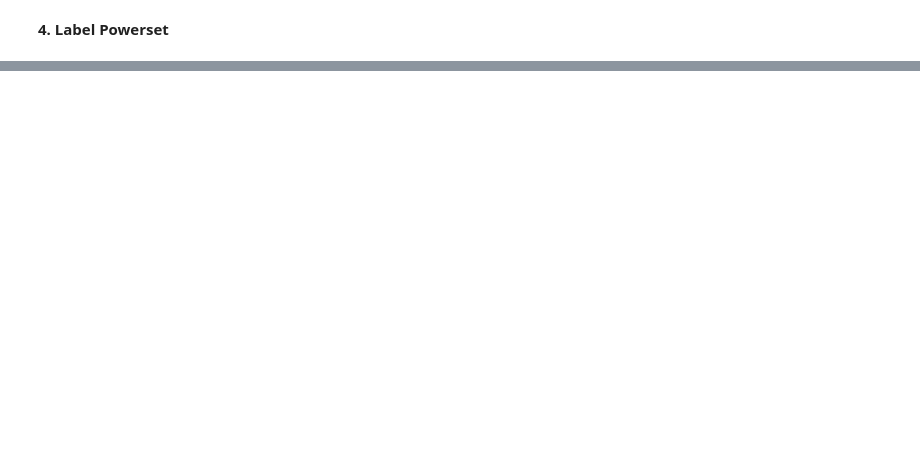
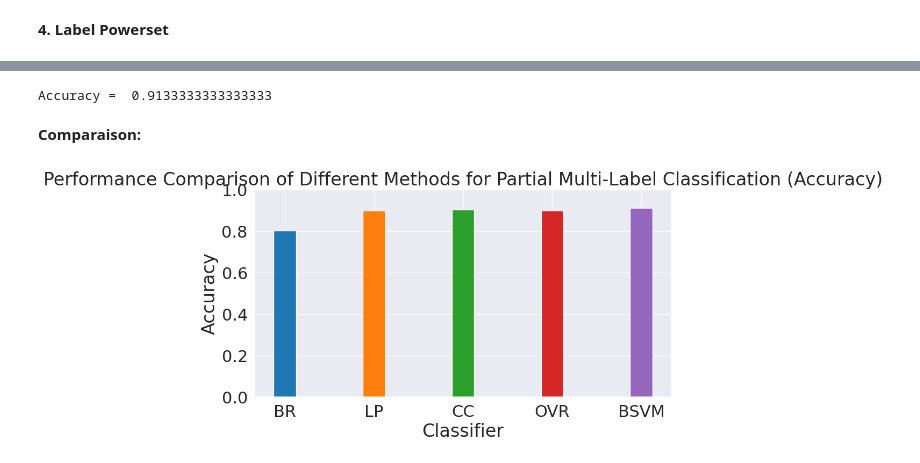
Before and after one commit to adem99307/POM, a Jupyter notebook: POM.ipynb, the cells around one changed output, grey strips where cells are left out. Cells and saved outputs as stored; diff of their text form; code cells hidden in the pictures; blank space fills up the shorter version.

```diff
--- a/POM.ipynb
+++ b/POM.ipynb
@@ -227,6 +215,6 @@ NameError: ignored
 from skmultilearn.problem_transform import LabelPowerset# initialize label powerset multi-label classifier
 classifier = LabelPowerset(LogisticRegression())# train
 classifier.fit(X_train_tfidf, y_train)# predict
-predictions = classifier.predict(X_test_tfidf)# accuracy
-print("Accuracy = ",accuracy_score(y_test,predictions))
+lp_y_pred = classifier.predict(X_test_tfidf)# accuracy
+print("Accuracy = ",accuracy_score(y_test,lp_y_pred))
 print("\n")
@@ -266,0 +231,73 @@ fatal: could not read Username for 'https://github.com': No such device or addre
+# %%
+from sklearn.svm import SVC
+from sklearn.multioutput import MultiOutputClassifier
+
+# Create a Binary Support Vector Machine (BSVM) classifier
+svm = SVC(kernel='linear', probability=True)
+
+# Create a multi-output classifier with BSVM
+multi_svm = MultiOutputClassifier(svm, n_jobs=-1)
+
+# Train the classifier on the training data
+multi_svm.fit(X_train_tfidf, y_train)
+
+# Predict the labels for the test data
+bsvm_y_pred = multi_svm.predict(X_test_tfidf)
+print("Accuracy = ",accuracy_score(y_test,bsvm_y_pred))
+# %% [output]
+Accuracy =  0.9133333333333333
+# %% [markdown]
+**Comparaison:**
+# %%
+from sklearn.metrics import accuracy_score, hamming_loss, f1_score
+
+br_accuracy = accuracy_score(y_test, br_y_pred)
+br_hamming_loss = hamming_loss(y_test, br_y_pred)
+br_f1_score = f1_score(y_test, br_y_pred, average='micro')
+
+lp_accuracy = accuracy_score(y_test, lp_y_pred)
+lp_hamming_loss = hamming_loss(y_test, lp_y_pred)
+lp_f1_score = f1_score(y_test, lp_y_pred, average='micro')
+
+cc_accuracy = accuracy_score(y_test, cc_y_pred)
+cc_hamming_loss = hamming_loss(y_test, cc_y_pred)
+cc_f1_score = f1_score(y_test, cc_y_pred, average='micro')
+
+ovr_accuracy = accuracy_score(y_test, ovr_y_pred)
+ovr_hamming_loss = hamming_loss(y_test, ovr_y_pred)
+ovr_f1_score = f1_score(y_test, ovr_y_pred, average='micro')
+
+bsvm_accuracy = accuracy_score(y_test, bsvm_y_pred)
+bsvm_hamming_loss = hamming_loss(y_test, bsvm_y_pred)
+bsvm_f1_score = f1_score(y_test, bsvm_y_pred, average='micro')
+
+# Create a list of the evaluation metrics for each classifier
+accuracies = [br_accuracy, lp_accuracy, cc_accuracy, ovr_accuracy, bsvm_accuracy]
+hamming_losses = [br_hamming_loss, lp_hamming_loss, cc_hamming_loss, ovr_hamming_loss, bsvm_hamming_loss]
+f1_scores = [br_f1_score, lp_f1_score, cc_f1_score, ovr_f1_score, bsvm_f1_score]
+
+# Set the labels for the classifiers
+labels = ['BR', 'LP', 'CC', 'OVR', 'BSVM']
+
+# Set the colors for the bars
+colors = ['tab:blue', 'tab:orange', 'tab:green', 'tab:red', 'tab:purple']
+
+# Set the width of the bars
+width = 0.25
+
+# Set the positions of the bars on the x-axis
+x_positions = np.arange(len(labels))
+
+# Plot the bar chart for accuracy
+
+plt.figure(figsize=(10, 5))
+plt.bar(x_positions, accuracies, width, color=colors)
+plt.xticks(x_positions, labels)
+plt.xlabel('Classifier')
+plt.ylabel('Accuracy')
+plt.title('Performance Comparison of Different Methods for Partial Multi-Label Classification (Accuracy)')
+plt.ylim([0, 1])
+plt.show()
+print("\n")
+# %% [output]
+[figure, added]
```
Also changed, not shown: parts of 16 cells of this notebook.
